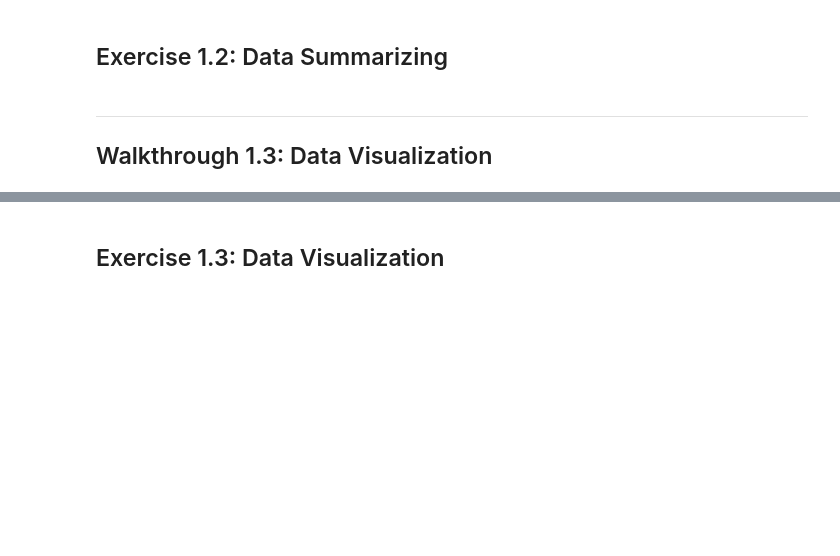
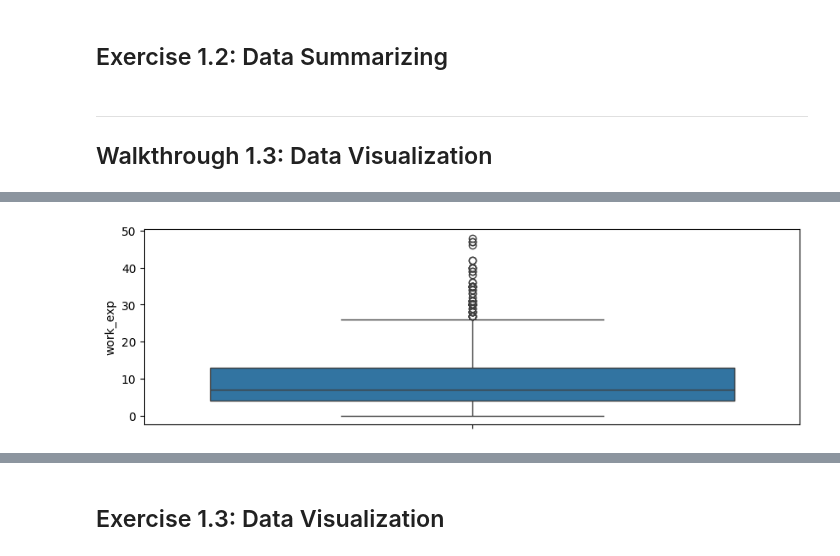
Before and after one commit to ismayc/oreilly-fundamentals-of-statistics-with-python, a Jupyter notebook: exercises_2025-06.ipynb, the cells around one changed output, grey strips where cells are left out. Saved outputs shown, nothing was run; the diff lists cells and outputs as text; code cells hidden in the pictures; blank space fills up the shorter version.

```diff
--- a/exercises_2025-06.ipynb
+++ b/exercises_2025-06.ipynb
@@ -233,4 +242,8 @@ data_dev_survey.years_code_pro.max()
 # %%
 # Set the default figure size for all plots
+plt.rcParams['figure.figsize'] = (10, 3)
 # %%
 # Box plot for work_exp
+sns.boxplot(y=data_dev_survey.work_exp);
+# %% [output]
+[figure, added]
```
Also changed, not shown: parts of 24 cells of this notebook, 1 other file.
